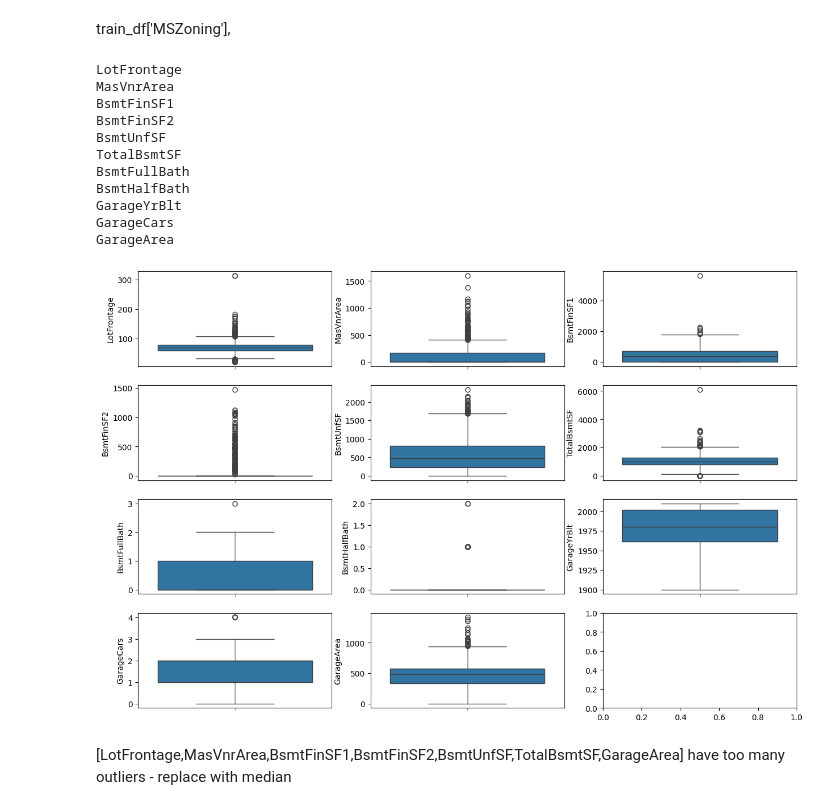
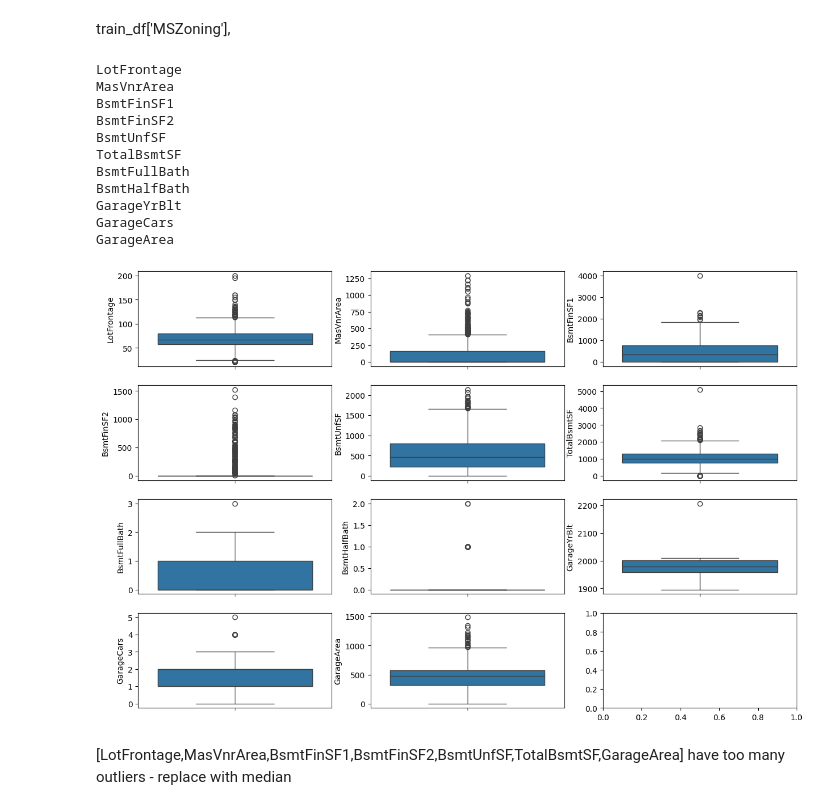
Before and after one commit to Jaimeet7/House-price-prediction-model, a Jupyter notebook: housing_price_prediction.ipynb, the cells around one changed output. Saved outputs shown, nothing was run; the diff lists cells and outputs as text; code cells hidden in the pictures.

```diff
--- a/housing_price_prediction.ipynb
+++ b/housing_price_prediction.ipynb
@@ -33,6 +38,2 @@ cat_col = x.select_dtypes(include=['object']).columns
 # %%
 # sns.boxplot(df['LotFrontage'])
-# %%
-for i in num_cols:
-    if df[i].isnull().any():
-        print(i)
@@ -155,6 +156,8 @@ test_df
 | 1457 | 2918 | 85 | RL | 62.0 | 10441 | Pave | NaN | Reg | Lvl | ... |
 | 1458 | 2919 | 60 | RL | 74.0 | 9627 | Pave | NaN | Reg | Lvl | ... |
 1459 rows × 80 columns
+# %%
+test_df = test_df.drop(columns="Id")
 # %%
 test_num_cols = test_df.select_dtypes(include=['number']).columns
 test_cat_cols = test_df.select_dtypes(include=['object']).columns
@@ -183,32 +206,32 @@ train_df['MSZoning'],
 # %%
 for i in test_num_cols:
     if test_df[i].isnull().any():
         print(i)
 fig,axis = plt.subplots(4,3,figsize=(15,10))
-s1 = sns.boxplot(df['LotFrontage'],ax=axis[0][0])
-s2 = sns.boxplot(df['MasVnrArea'],ax=axis[0][1])
-s3 = sns.boxplot(df['BsmtFinSF1'],ax=axis[0][2])
-s4 = sns.boxplot(df['BsmtFinSF2'],ax=axis[1][0])
-s5 = sns.boxplot(df['BsmtUnfSF'],ax=axis[1][1])
-s6 = sns.boxplot(df['TotalBsmtSF'],ax=axis[1][2])
-s7 = sns.boxplot(df['BsmtFullBath'],ax=axis[2][0])
-s7 = sns.boxplot(df['BsmtHalfBath'],ax=axis[2][1])
-s8 = sns.boxplot(df['GarageYrBlt'],ax=axis[2][2])
-s9 = sns.boxplot(df['GarageCars'],ax=axis[3][0])
-s10 = sns.boxplot(df['GarageArea'],ax=axis[3][1])
+s1 = sns.boxplot(test_df['LotFrontage'],ax=axis[0][0])
+s2 = sns.boxplot(test_df['MasVnrArea'],ax=axis[0][1])
+s3 = sns.boxplot(test_df['BsmtFinSF1'],ax=axis[0][2])
+s4 = sns.boxplot(test_df['BsmtFinSF2'],ax=axis[1][0])
+s5 = sns.boxplot(test_df['BsmtUnfSF'],ax=axis[1][1])
+s6 = sns.boxplot(test_df['TotalBsmtSF'],ax=axis[1][2])
+s7 = sns.boxplot(test_df['BsmtFullBath'],ax=axis[2][0])
+s7 = sns.boxplot(test_df['BsmtHalfBath'],ax=axis[2][1])
+s8 = sns.boxplot(test_df['GarageYrBlt'],ax=axis[2][2])
+s9 = sns.boxplot(test_df['GarageCars'],ax=axis[3][0])
+s10 = sns.boxplot(test_df['GarageArea'],ax=axis[3][1])
 # %% [output]
 LotFrontage
 MasVnrArea
 BsmtFinSF1
 BsmtFinSF2
 BsmtUnfSF
 TotalBsmtSF
 BsmtFullBath
 BsmtHalfBath
 GarageYrBlt
 GarageCars
 GarageArea
-[figure, old version]
+[figure, new version]
 # %% [markdown]
 [LotFrontage,MasVnrArea,BsmtFinSF1,BsmtFinSF2,BsmtUnfSF,TotalBsmtSF,GarageArea] have too many outliers - replace with median
 # %% [markdown]
```
Also changed, not shown: parts of 19 cells of this notebook.
